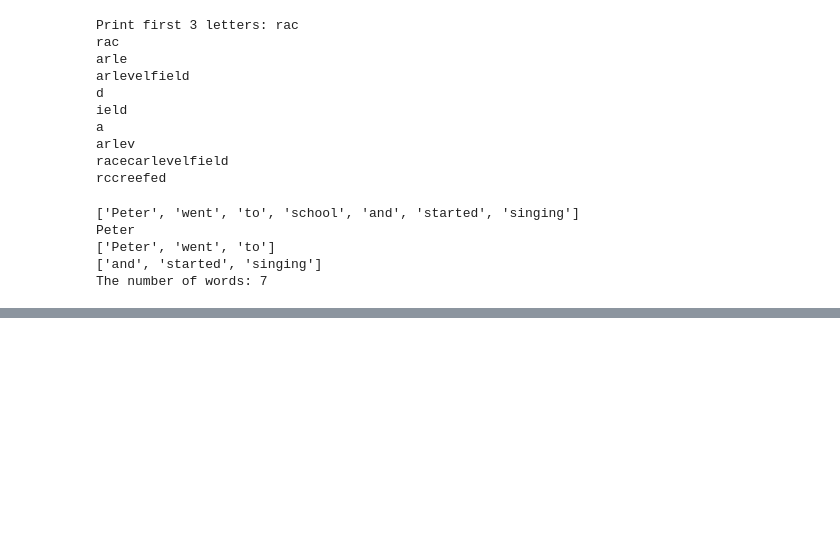
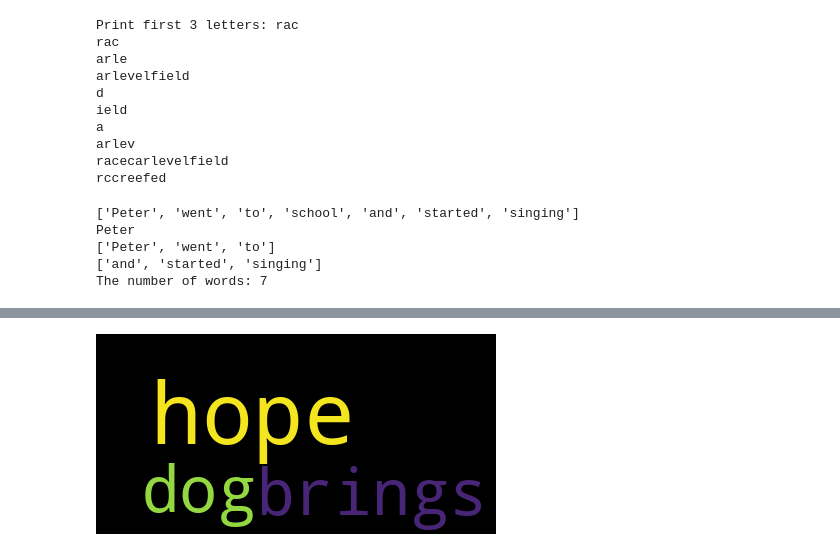
Before and after one commit to anettenuutmann/dt-2025-data-visualisation, a Jupyter notebook: notebooks/class_work/week 11.ipynb, the cells around one changed output, grey strips where cells are left out. Drawn from its saved outputs; the diff is of its cells as text; code cells hidden in the pictures; blank space fills up the shorter version.

```diff
--- a/notebooks/class_work/week 11.ipynb
+++ b/notebooks/class_work/week 11.ipynb
@@ -119,0 +140,10 @@ The number of words: 7
+# %%
+from wordcloud import WordCloud
+
+wc = WordCloud ().generate("dog brings hope hope")
+
+
+img= wc.to_image()
+img.show()
+# %% [output]
+[figure, added]
```
Also changed, not shown: parts of 2 cells of this notebook, 1 other file.
